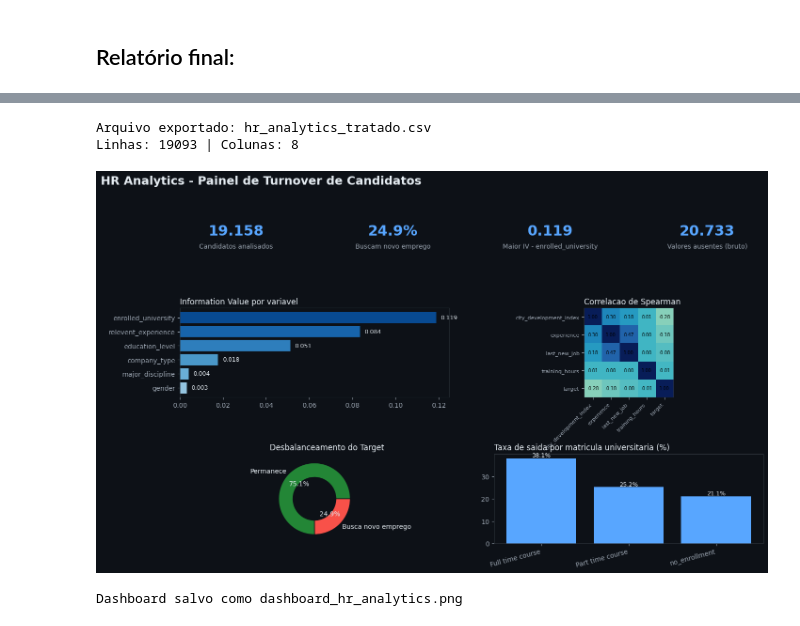
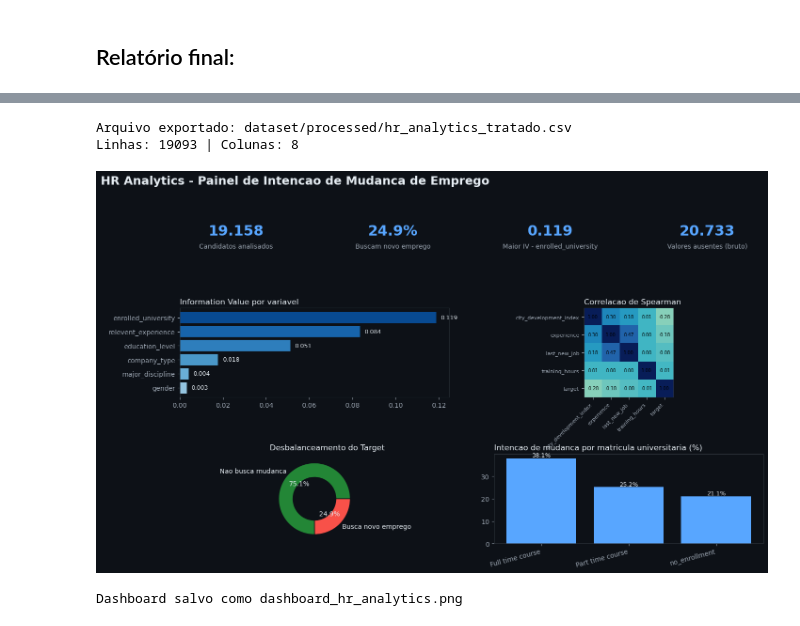
Before and after one commit to natoawayrj/Initial-HR-Analytics-project, a Jupyter notebook: ProjetoRH.ipynb, the cells around one changed output, grey strips where cells are left out. Drawn from its saved outputs; the diff is of its cells as text; code cells hidden in the pictures.

```diff
--- a/ProjetoRH.ipynb
+++ b/ProjetoRH.ipynb
@@ -617,8 +679,8 @@ colunas_manter = ['city_development_index',
                   'major_discipline',
                   'target']
 # %%
-#novo df
-new_df = df[colunas_manter]
+#novo df (uso .copy() para não alterar o df original nem depender de uma fatia dele)
+new_df = df[colunas_manter].copy()
 # %%
 new_df.head()
 # %% [output]
@@ -693,7 +755,7 @@ len(nan_index)
 2785
 # %%
 # Imputação do valor ausente
-new_df['major_discipline'][nan_index] = 'Non Degree'
+new_df.loc[nan_index, 'major_discipline'] = 'Non Degree'
 # %%
 print('Total de Valores Ausentes na Variável major_discipline:', new_df['major_discipline'].isna().sum())
 new_df['major_discipline'].value_counts(dropna = False)
@@ -790,7 +852,7 @@ len(nan_index)
 9
 # %%
 # Imputação de valores ausentes
-new_df['enrolled_university'][nan_index] = 'Primary Grad'
+new_df.loc[nan_index, 'enrolled_university'] = 'Primary Grad'
 # %%
 print('Total de Valores Ausentes:', new_df['enrolled_university'].isna().sum())
 new_df[new_df['enrolled_university'].isna()]['education_level'].value_counts(dropna = False)
@@ -808,7 +870,7 @@ Name: count, dtype: int64
 nan_index = new_df[(new_df['enrolled_university'].isna())].index
 # %%
 # Como não há nenhum critério na documentação vou colocar como: 'Other' os outros valores ausentes
-new_df['enrolled_university'][nan_index] = 'Other'
+new_df.loc[nan_index, 'enrolled_university'] = 'Other'
 # %%
 # Com o plot vou ver o gráfico com a nova nomenclatura
 sns.countplot(data = new_df.fillna('NaN'), x = 'enrolled_university',hue =  'enrolled_university',alpha = 0.7, edgecolor = 'black')
@@ -1094,10 +1333,11 @@ Não são relevantes para a análise:
 # %%
 # Exportando o dataset tratado para CSV (para uso em dashboard/BI)
-new_df.to_csv('hr_analytics_tratado.csv', index=False)
-print('Arquivo exportado:', 'hr_analytics_tratado.csv')
+caminho_saida = 'dataset/processed/hr_analytics_tratado.csv'
+new_df.to_csv(caminho_saida, index=False)
+print('Arquivo exportado:', caminho_saida)
 print('Linhas:', new_df.shape[0], '| Colunas:', new_df.shape[1])
 # %% [output]
-Arquivo exportado: hr_analytics_tratado.csv
+Arquivo exportado: dataset/processed/hr_analytics_tratado.csv
 Linhas: 19093 | Colunas: 8
 # %%
 import matplotlib.pyplot as plt
@@ -1121,7 +1361,7 @@ total_ausentes = int(df.isna().sum().sum())
 plt.rcParams.update({'figure.facecolor': '#0d1117', 'axes.facecolor': '#0d1117', 'savefig.facecolor': '#0d1117', 'text.color': '#e6edf3', 'axes.labelcolor': '#e6edf3', 'xtick.color': '#9da7b3', 'ytick.color': '#9da7b3', 'axes.edgecolor': '#30363d', 'font.size': 10})
 fig = plt.figure(figsize=(16, 9))
 gs = gridspec.GridSpec(3, 4, figure=fig, height_ratios=[0.6, 1.6, 1.6], hspace=0.8, wspace=0.4)
-fig.suptitle('HR Analytics - Painel de Turnover de Candidatos', fontsize=18, fontweight='bold', color='#e6edf3', x=0.02, ha='left')
+fig.suptitle('HR Analytics - Painel de Intencao de Mudanca de Emprego', fontsize=18, fontweight='bold', color='#e6edf3', x=0.02, ha='left')
 ax_k1 = fig.add_subplot(gs[0, 0])
 ax_k1.axis('off')
 ax_k1.text(0.5, 0.6, f"{total_candidatos:,}".replace(',', '.'), ha='center', va='center', fontsize=22, fontweight='bold', color='#58a6ff')
@@ -1136,34 +1376,34 @@ ax_k3.text(0.5, 0.6, f"{iv_top_valor:.3f}", ha='center', va='center', fontsize=2
 ax_k3.text(0.5, 0.15, f"Maior IV - {iv_top_nome}", ha='center', va='center', fontsize=10, color='#9da7b3')
 ax_k4 = fig.add_subplot(gs[0, 3])
 ax_k4.axis('off')
 ax_k4.text(0.5, 0.6, f"{total_ausentes:,}".replace(',', '.'), ha='center', va='center', fontsize=22, fontweight='bold', color='#58a6ff')
 ax_k4.text(0.5, 0.15, 'Valores ausentes (bruto)', ha='center', va='center', fontsize=10, color='#9da7b3')
 ax1 = fig.add_subplot(gs[1, 0:2])
 colors_iv = plt.cm.Blues(np.linspace(0.4, 0.9, len(df_iv)))
 ax1.barh(df_iv.index, df_iv['IV'], color=colors_iv)
 ax1.set_title('Information Value por variavel', fontsize=12, loc='left', color='#e6edf3')
 iv_labels = [ax1.text(df_iv['IV'].iloc[i] + 0.002, i, f"{df_iv['IV'].iloc[i]:.3f}", va='center', fontsize=9, color='#e6edf3') for i in range(len(df_iv))]
 ax2 = fig.add_subplot(gs[1, 2:4])
 im = ax2.imshow(corr, cmap='YlGnBu', vmin=-1, vmax=1)
 ax2.set_xticks(range(len(corr.columns)))
 ax2.set_xticklabels(corr.columns, rotation=45, ha='right', fontsize=8)
 ax2.set_yticks(range(len(corr.columns)))
 ax2.set_yticklabels(corr.columns, fontsize=8)
 corr_labels = [ax2.text(b, a, f"{corr.values[a, b]:.2f}", ha='center', va='center', fontsize=7, color='black') for a in range(len(corr.columns)) for b in range(len(corr.columns))]
 ax2.set_title('Correlacao de Spearman', fontsize=12, loc='left', color='#e6edf3')
 ax3 = fig.add_subplot(gs[2, 0:2])
 vals = df['target'].value_counts(normalize=True) * 100
-ax3.pie(vals, labels=['Permanece', 'Busca novo emprego'], autopct='%.1f%%', colors=['#238636', '#f85149'], wedgeprops=dict(width=0.4, edgecolor='#0d1117'), textprops={'color': '#e6edf3'})
+ax3.pie(vals, labels=['Nao busca mudanca', 'Busca novo emprego'], autopct='%.1f%%', colors=['#238636', '#f85149'], wedgeprops=dict(width=0.4, edgecolor='#0d1117'), textprops={'color': '#e6edf3'})
 ax3.set_title('Desbalanceamento do Target', fontsize=12, loc='left', color='#e6edf3')
 ax4 = fig.add_subplot(gs[2, 2:4])
 ax4.bar(taxa_uni.index, taxa_uni.values, color='#58a6ff')
-ax4.set_title('Taxa de saida por matricula universitaria (%)', fontsize=12, loc='left', color='#e6edf3')
+ax4.set_title('Intencao de mudanca por matricula universitaria (%)', fontsize=12, loc='left', color='#e6edf3')
 ax4.set_xticklabels(taxa_uni.index, rotation=15, ha='right')
 taxa_labels = [ax4.text(i, taxa_uni.values[i] + 0.5, f"{taxa_uni.values[i]:.1f}%", ha='center', fontsize=9, color='#e6edf3') for i in range(len(taxa_uni))]
 plt.tight_layout(rect=[0, 0, 1, 0.95])
 plt.savefig('dashboard_hr_analytics.png', dpi=150, bbox_inches='tight')
 plt.show()
 print('Dashboard salvo como dashboard_hr_analytics.png')
 # %% [output]
-[figure, old version]
+[figure, new version]
 Dashboard salvo como dashboard_hr_analytics.png
```
Also changed, not shown: parts of 27 cells of this notebook, 5 other files.
